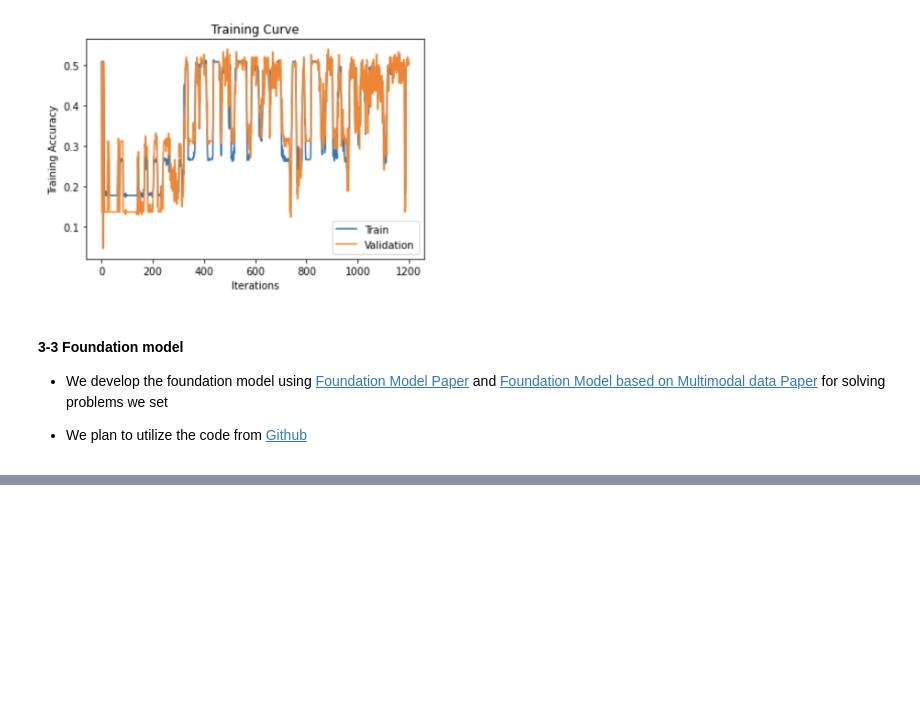
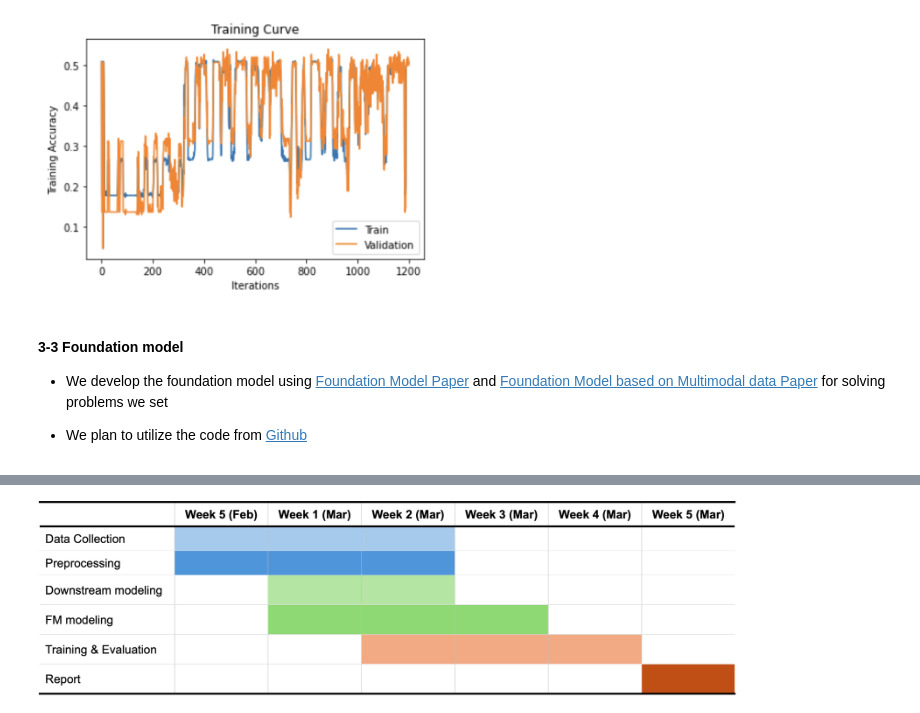
Before and after one commit to sunghwanism/FM_for_bio_signal, a Jupyter notebook: report/merge_Progress_report.ipynb, the cells around one changed output, grey strips where cells are left out. Saved outputs shown, nothing was run; the diff lists cells and outputs as text; code cells hidden in the pictures; blank space fills up the shorter version.

Commit message:
add future work with chart

```diff
--- a/report/merge_Progress_report.ipynb
+++ b/report/merge_Progress_report.ipynb
@@ -316,0 +327,4 @@ Image("../asset/sample_individual_train_2.png", width=400, height=400)
+# %%
+Image("../asset/gantchart.png", width=700, height=400)
+# %% [output]
+[figure, added]
```
Also changed, not shown: parts of 1 cell of this notebook, 1 other file.
